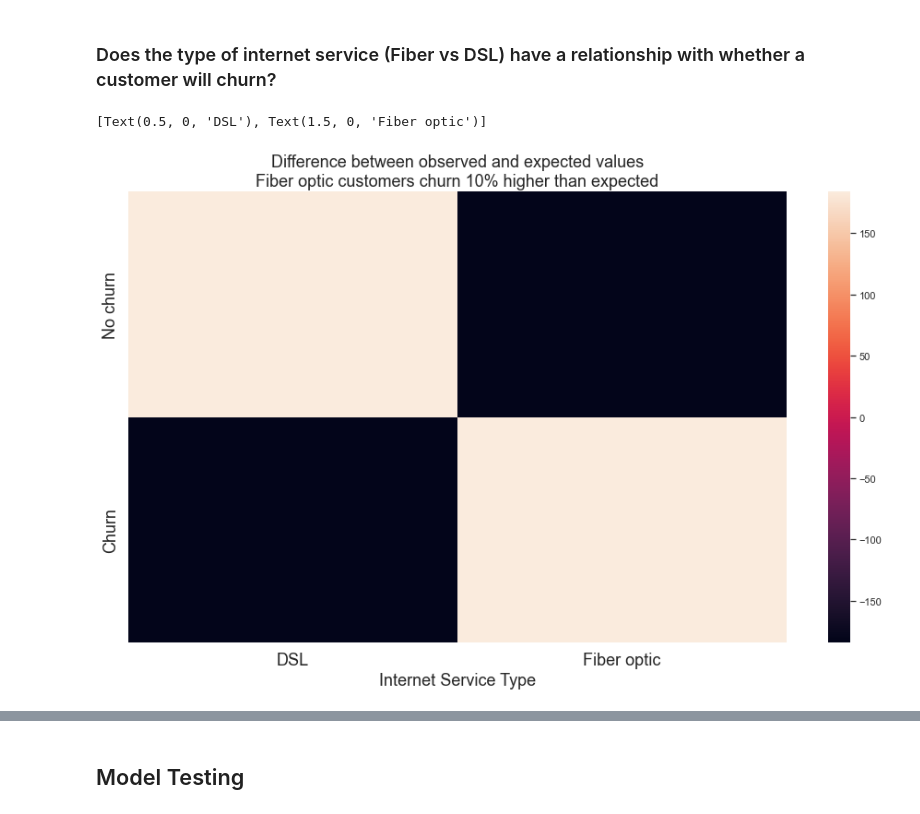
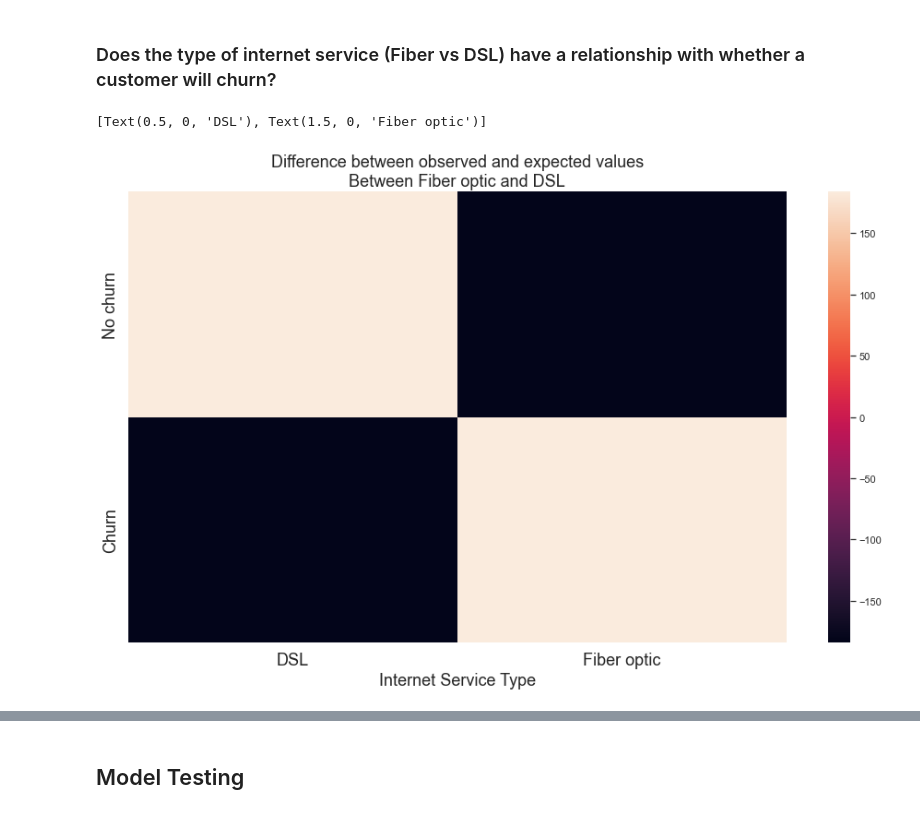
Before and after one commit to bradgauvin/classification-project, a Jupyter notebook: churn_report.ipynb, the cells around one changed output, grey strips where cells are left out. Drawn from its saved outputs; the diff is of its cells as text; code cells hidden in the pictures.

```diff
--- a/churn_report.ipynb
+++ b/churn_report.ipynb
@@ -184,18 +204,18 @@ observation2
 # %%
 # create a dataframe of just internet customers from train
 internet = train[train.has_internet_service == 1]
 # create the observed dataframe of churn vs service type
 observed = pd.crosstab(internet.churn, internet.internet_service_type)
 chi2, p, dof, expected = stats.chi2_contingency(observed)
 # create heatmap showing observed vs expected
 observed.index.name=""
 expected_df = pd.DataFrame(expected,index=[0,1], columns=['DSL','Fiber optic'])
 observed - expected_df
 ax = sns.heatmap(data = observed-expected_df, yticklabels=['No churn','Churn'])
-ax.set_title('Difference between observed and expected values\nFiber optic customers churn 10% higher than expected', fontsize = 18)
+ax.set_title('Difference between observed and expected values\nBetween Fiber optic and DSL', fontsize = 18)
 ax.set_xlabel('Internet Service Type', fontsize = 18)
 ax.set_yticklabels(['No churn','Churn'],fontsize = 18)
 ax.set_xticklabels(['DSL','Fiber optic'],fontsize = 18)
 # %% [output]
 [Text(0.5, 0, 'DSL'), Text(1.5, 0, 'Fiber optic')]
-[figure, old version]
+[figure, new version]
```
Also changed, not shown: parts of 6 cells of this notebook.
